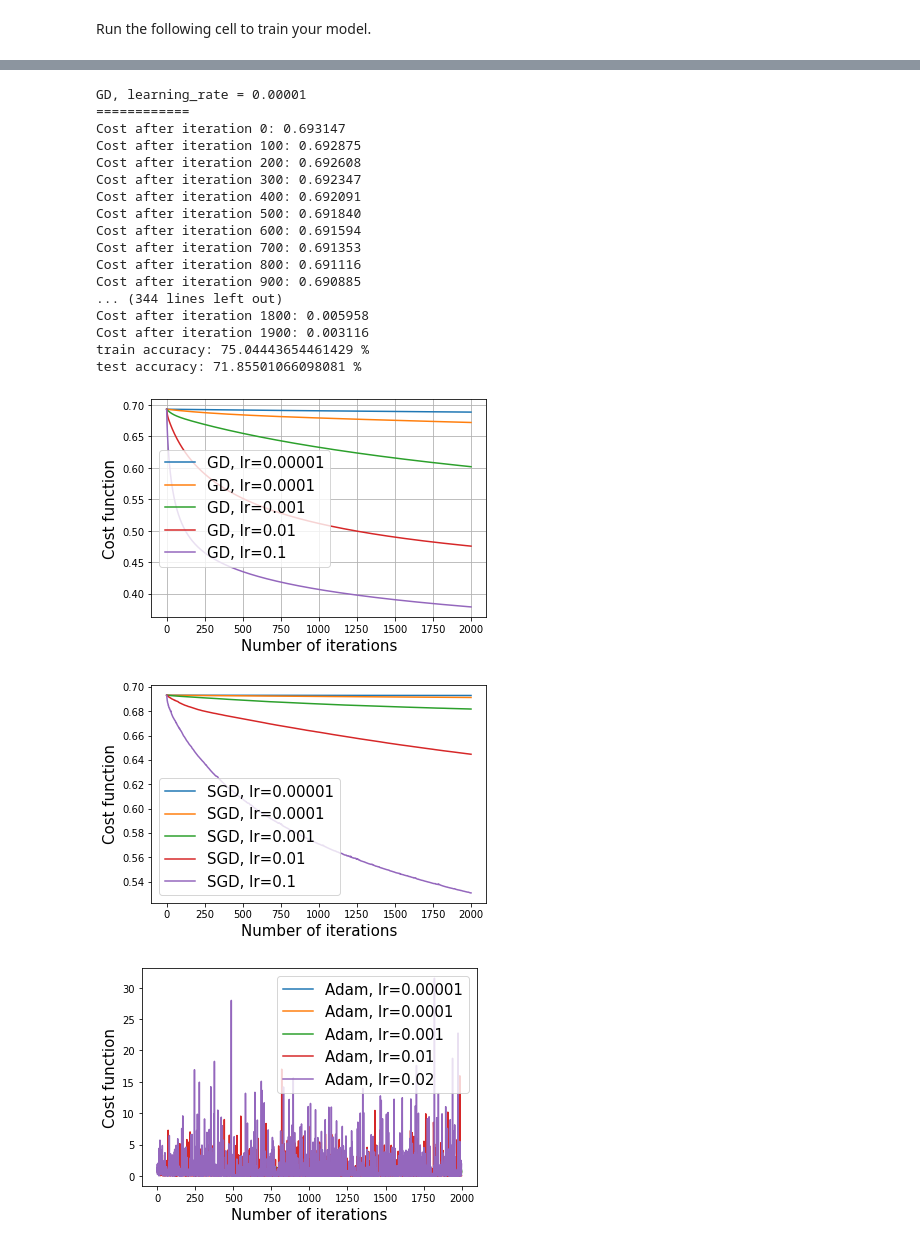
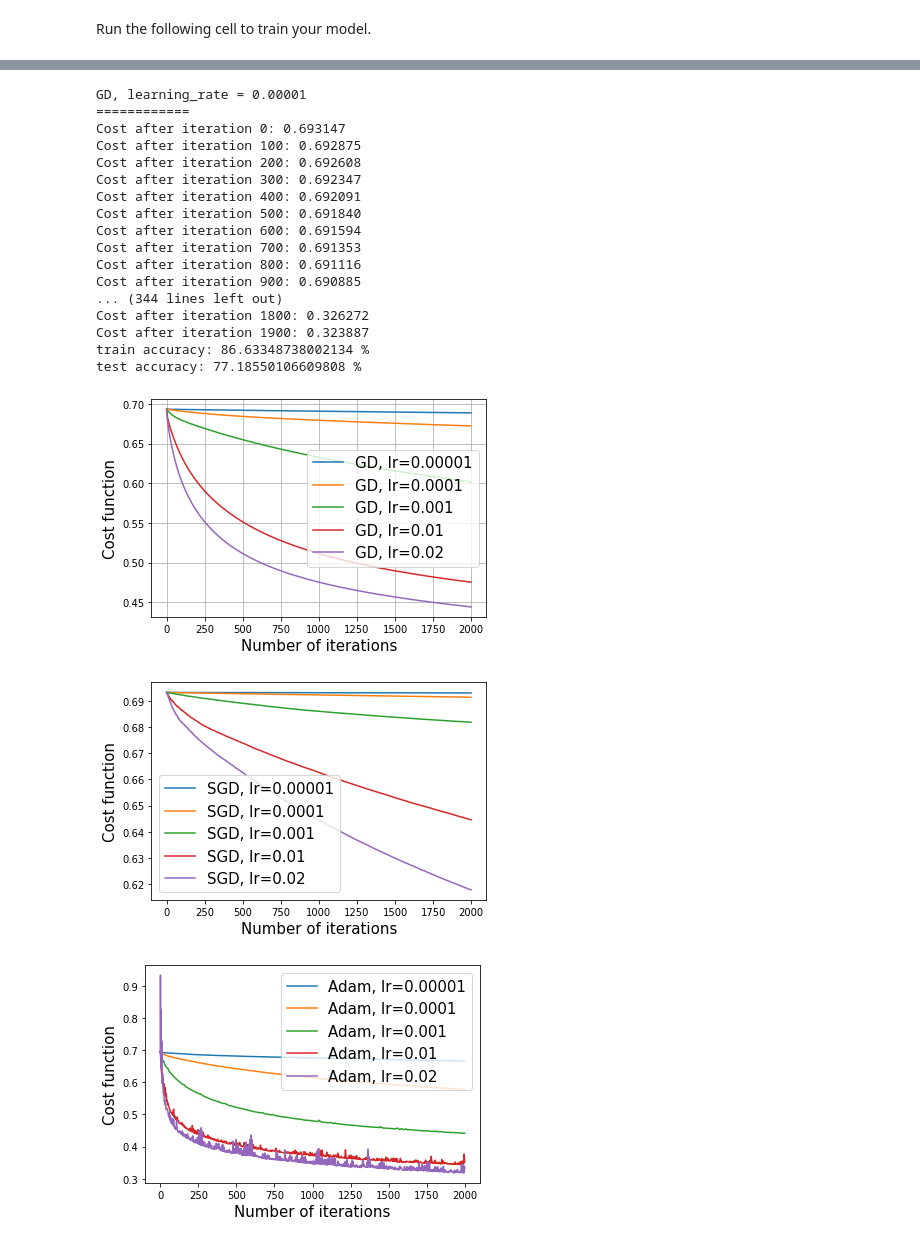
Before and after one commit to boriswinner/itmo-ml, a Jupyter notebook: ML_Lab3_Timofeenko.ipynb, the cells around one changed output, grey strips where cells are left out. Cells and saved outputs as stored; diff of their text form; code cells hidden in the pictures.

```diff
--- a/ML_Lab3_Timofeenko.ipynb
+++ b/ML_Lab3_Timofeenko.ipynb
@@ -250,10 +250,7 @@ def optimize(w, b, X, Y, num_iterations, learning_rate, print_cost = False, mode
         if mode == "SGD":
           grads, cost = propagate_sgd(w,b,X,Y)
         elif mode == "adam":
-	        rand = randint(0, X.shape[1])
-	        X_c = X[:, rand:rand+1]
-	        Y_c = Y[rand]
-	        grads, cost = propagate(w,b,X_c,Y_c)
+	        grads, cost = propagate_sgd(w,b,X,Y)
         else:
           grads, cost = propagate(w,b,X,Y)
 
@@ -480,9 +477,9 @@ gd3 = model(x_train, y_train, x_test, y_test, num_iterations = 2000, learning_ra
 print('GD, learning_rate = 0.01')
 print('============')
 gd4 = model(x_train, y_train, x_test, y_test, num_iterations = 2000, learning_rate = 0.01, print_cost = True, mode="GD")
-print('GD, learning_rate = 0.1')
+print('GD, learning_rate = 0.02')
 print('============')
-gd5 = model(x_train, y_train, x_test, y_test, num_iterations = 2000, learning_rate = 0.1, print_cost = True, mode="GD")
+gd5 = model(x_train, y_train, x_test, y_test, num_iterations = 2000, learning_rate = 0.02, print_cost = True, mode="GD")
 print('SGD, learning_rate = 0.00001')
 print('============')
 sgd1 = model(x_train, y_train, x_test, y_test, num_iterations = 2000, learning_rate = 0.00001, print_cost = True, mode="SGD")
@@ -495,9 +492,9 @@ sgd3 = model(x_train, y_train, x_test, y_test, num_iterations = 2000, learning_r
 print('SGD, learning_rate = 0.01')
 print('============')
 sgd4 = model(x_train, y_train, x_test, y_test, num_iterations = 2000, learning_rate = 0.01, print_cost = True, mode="SGD")
-print('SGD, learning_rate = 0.1')
+print('SGD, learning_rate = 0.02')
 print('============')
-sgd5 = model(x_train, y_train, x_test, y_test, num_iterations = 2000, learning_rate = 0.1, print_cost = True, mode="SGD")
+sgd5 = model(x_train, y_train, x_test, y_test, num_iterations = 2000, learning_rate = 0.02, print_cost = True, mode="SGD")
 print('Adam, learning_rate = 0.00001')
 print('============')
 adam1 = model(x_train, y_train, x_test, y_test, num_iterations = 2000, learning_rate = 0.00001, print_cost = True, mode="adam")
@@ -527,43 +524,43 @@ Cost after iteration 700: 0.691353
 Cost after iteration 800: 0.691116
 Cost after iteration 900: 0.690885
 ... (344 lines left out)
-Cost after iteration 1800: 0.005958
-Cost after iteration 1900: 0.003116
-train accuracy: 75.04443654461429 %
-test accuracy: 71.85501066098081 %
+Cost after iteration 1800: 0.326272
+Cost after iteration 1900: 0.323887
+train accuracy: 86.63348738002134 %
+test accuracy: 77.18550106609808 %
 # %%
 plot_x = list(range(0, len(gd1["costs"])))
 
 plt.figure()
 plt.grid()
 plt.plot(plot_x, gd1["costs"], label="GD, lr=0.00001")
 plt.plot(plot_x, gd2["costs"], label="GD, lr=0.0001")
 plt.plot(plot_x, gd3["costs"], label="GD, lr=0.001")
 plt.plot(plot_x, gd4["costs"], label="GD, lr=0.01")
-plt.plot(plot_x, gd5["costs"], label="GD, lr=0.1")
+plt.plot(plot_x, gd5["costs"], label="GD, lr=0.02")
 plt.xlabel(u"Number of iterations",fontsize = 15)
 plt.ylabel(u'Cost function',fontsize = 15)
 plt.legend(fontsize = 15)
 plt.show()
 plt.plot(plot_x, sgd1["costs"], label="SGD, lr=0.00001")
 plt.plot(plot_x, sgd2["costs"], label="SGD, lr=0.0001")
 plt.plot(plot_x, sgd3["costs"], label="SGD, lr=0.001")
 plt.plot(plot_x, sgd4["costs"], label="SGD, lr=0.01")
-plt.plot(plot_x, sgd5["costs"], label="SGD, lr=0.1")
+plt.plot(plot_x, sgd5["costs"], label="SGD, lr=0.02")
 plt.xlabel(u"Number of iterations",fontsize = 15)
 plt.ylabel(u'Cost function',fontsize = 15)
 plt.legend(fontsize = 15)
 plt.show()
 plt.plot(plot_x, adam1["costs"], label="Adam, lr=0.00001")
 plt.plot(plot_x, adam2["costs"], label="Adam, lr=0.0001")
 plt.plot(plot_x, adam3["costs"], label="Adam, lr=0.001")
 plt.plot(plot_x, adam4["costs"], label="Adam, lr=0.01")
 plt.plot(plot_x, adam5["costs"], label="Adam, lr=0.02")
 plt.xlabel(u"Number of iterations",fontsize = 15)
 plt.ylabel(u'Cost function',fontsize = 15)
 plt.legend(fontsize = 15)
 plt.show()
 # %% [output]
-[figure, old version]
+[figure, new version]
-[figure, old version]
+[figure, new version]
-[figure, old version]
+[figure, new version]
```
Also changed, not shown: parts of 4 cells of this notebook.
